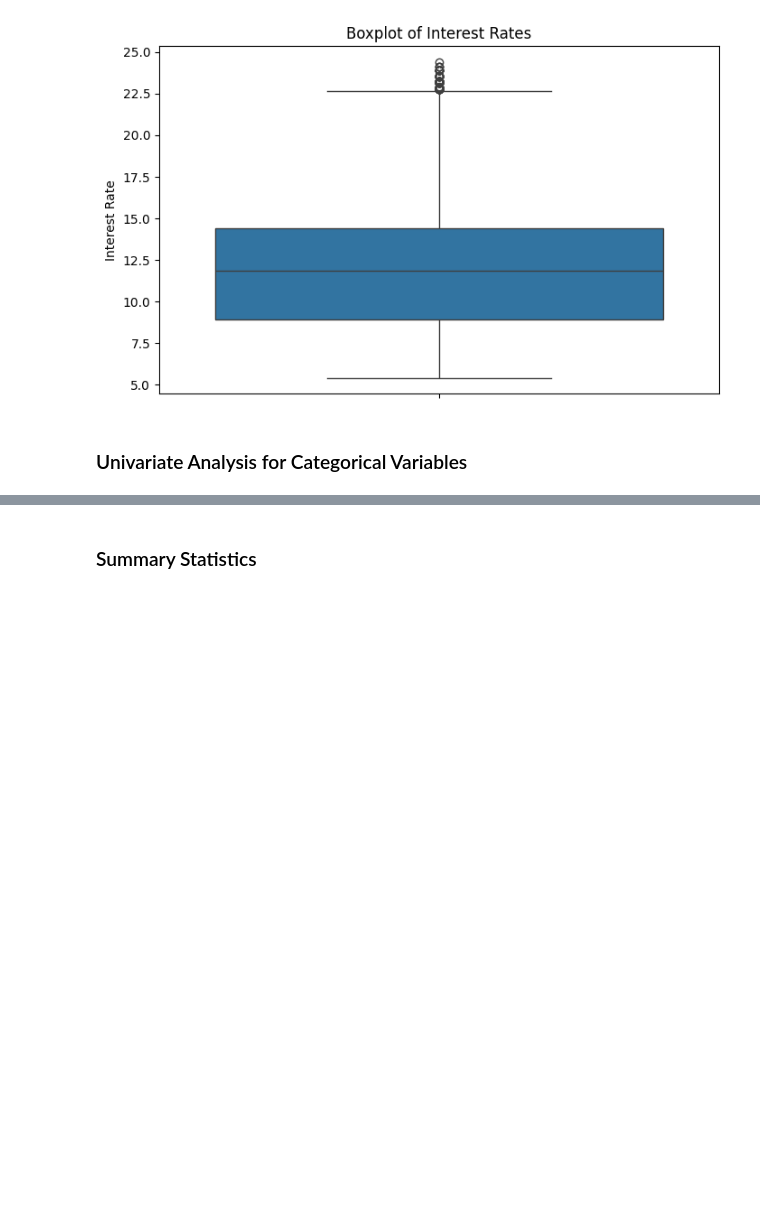
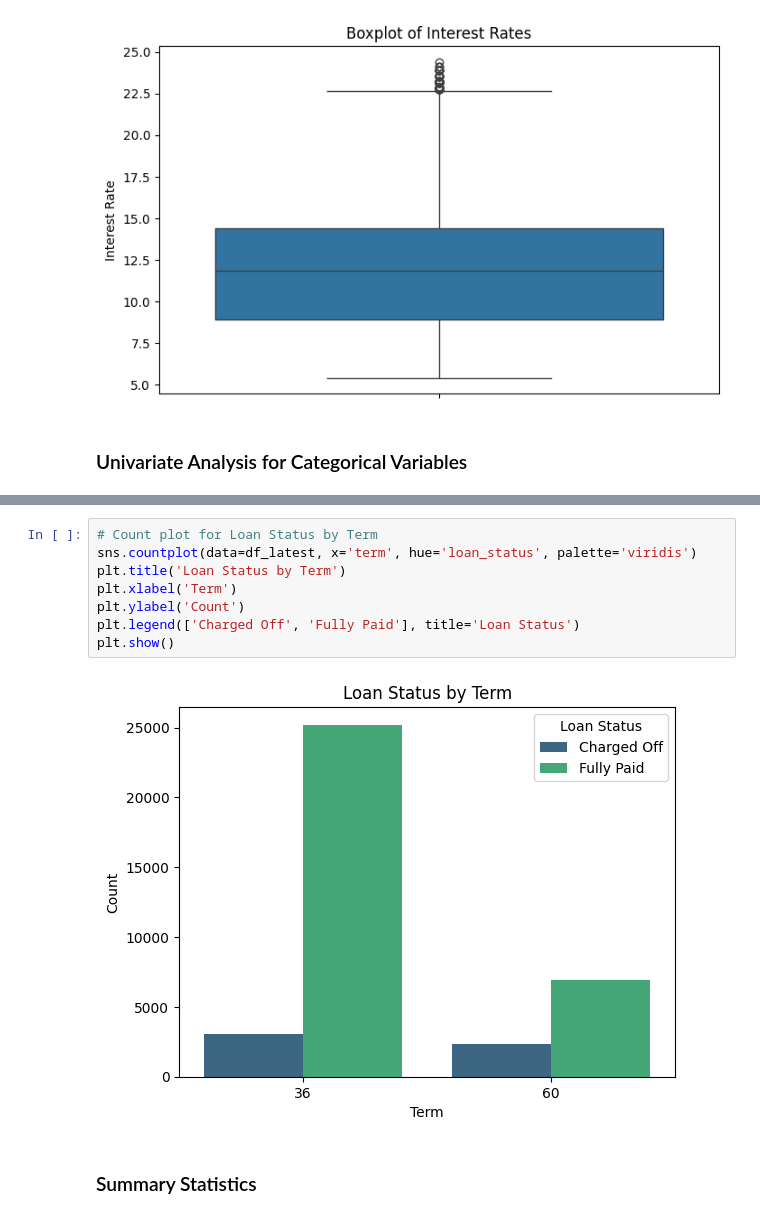
Before and after one commit to muralik31/Lending-Club-Case-Study, a Jupyter notebook: Murali_Krishna_Kondapally.ipynb, the cells around one changed output, grey strips where cells are left out. Saved outputs shown, nothing was run; the diff lists cells and outputs as text; blank space fills up the shorter version.

```diff
--- a/Murali_Krishna_Kondapally.ipynb
+++ b/Murali_Krishna_Kondapally.ipynb
@@ -580,3 +585,13 @@ plt.show()
+# %%
+# Count plot for Loan Status by Term
+sns.countplot(data=df_latest, x='term', hue='loan_status', palette='viridis')
+plt.title('Loan Status by Term')
+plt.xlabel('Term')
+plt.ylabel('Count')
+plt.legend(['Charged Off', 'Fully Paid'], title='Loan Status')
+plt.show()
+# %% [output]
+[figure, added]
 # %% [markdown]
 ### Summary Statistics
 # %%
```
Also changed, not shown: parts of 21 cells of this notebook.
